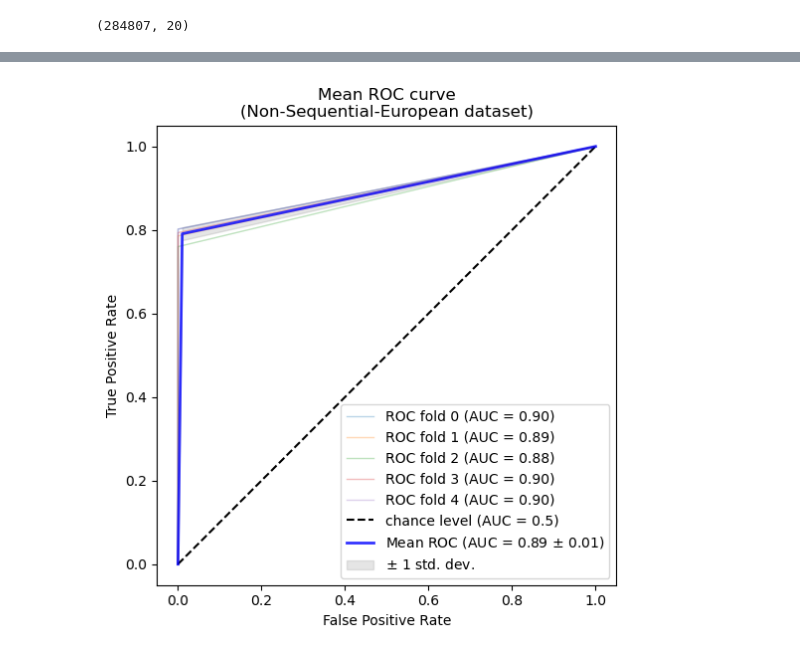
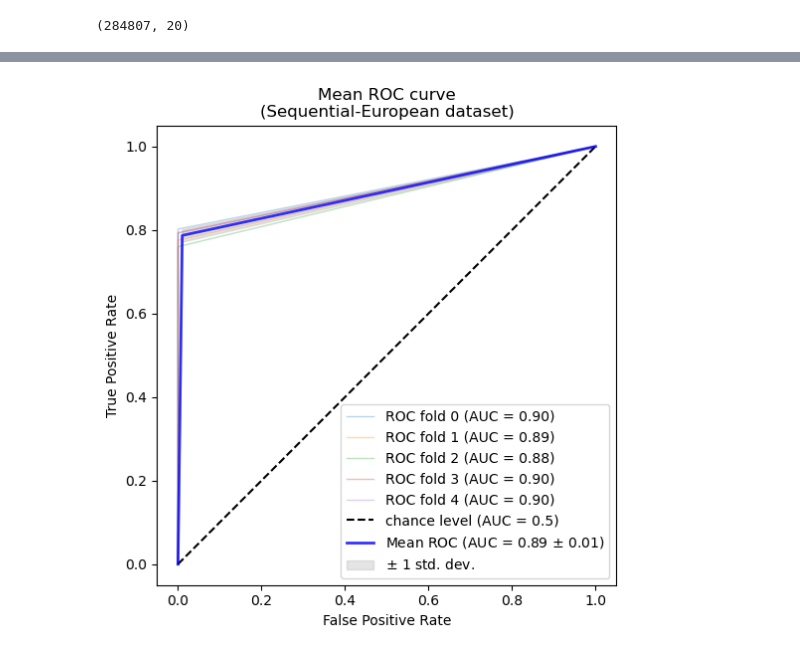
Before and after one commit to behnamy2010/Credit-Card-Fruad-Detection, a Jupyter notebook: 2.Sequential/kaggle/European LSTM.ipynb, the cells around one changed output, grey strips where cells are left out. Drawn from its saved outputs; the diff is of its cells as text; code cells hidden in the pictures.

```diff
--- a/2.Sequential/kaggle/European LSTM.ipynb
+++ b/2.Sequential/kaggle/European LSTM.ipynb
@@ -101,7 +101,7 @@ for train_index, test_index in kf.split(X):
     outputs=Dense(1,activation='sigmoid')(x1)
     model=Model(inputs,outputs)
     model.compile(loss='binary_crossentropy', optimizer='adam', metrics=['Precision','Recall'])
-    history1=model.fit(X_train, y_train,epochs=10,batch_size=500,validation_data=(X_test,y_test))
+    history1=model.fit(X_train, y_train,epochs=10,batch_size=512)
     yhat_probs = model.predict(X_test, verbose=0)
     yhat_probs =  yhat_probs[:, 0]> 0.5
     preds=yhat_probs.astype(int)
@@ -157,7 +157,7 @@ ax.set(
     ylim=[-0.05, 1.05],
     xlabel="False Positive Rate",
     ylabel="True Positive Rate",
-title=f"Mean ROC curve\n(Non-Sequential-European dataset)",
+title=f"Mean ROC curve\n(Sequential-European dataset)",
 )
 ax.axis("square")
 ax.legend(loc="lower right")
@@ -183 +183 @@ Mean ACC:  0.9994487300371389  Mean precision:  0.8806038306409278  Mean Recall:
-[figure, old version]
+[figure, new version]
```
Also changed, not shown: parts of 1 cell of this notebook.
